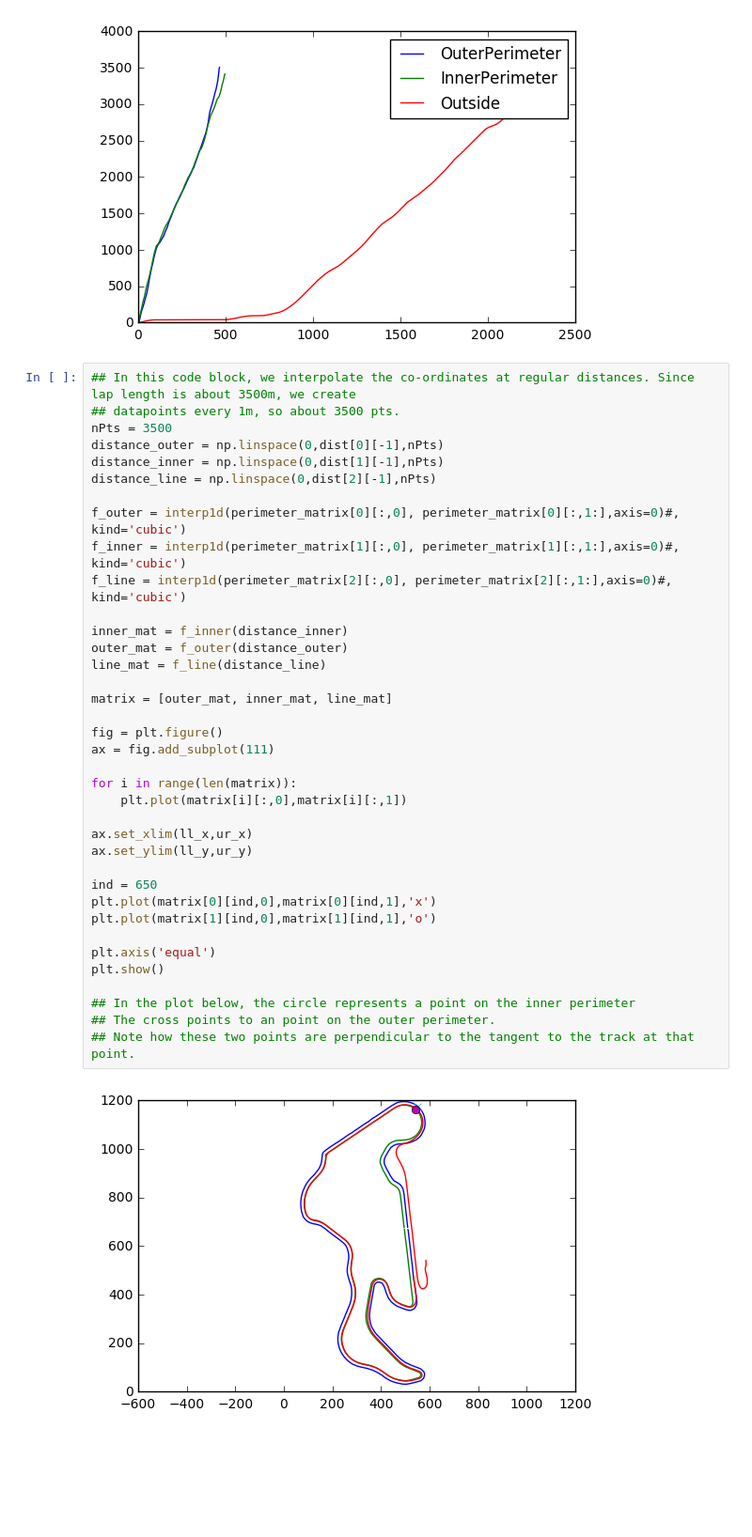
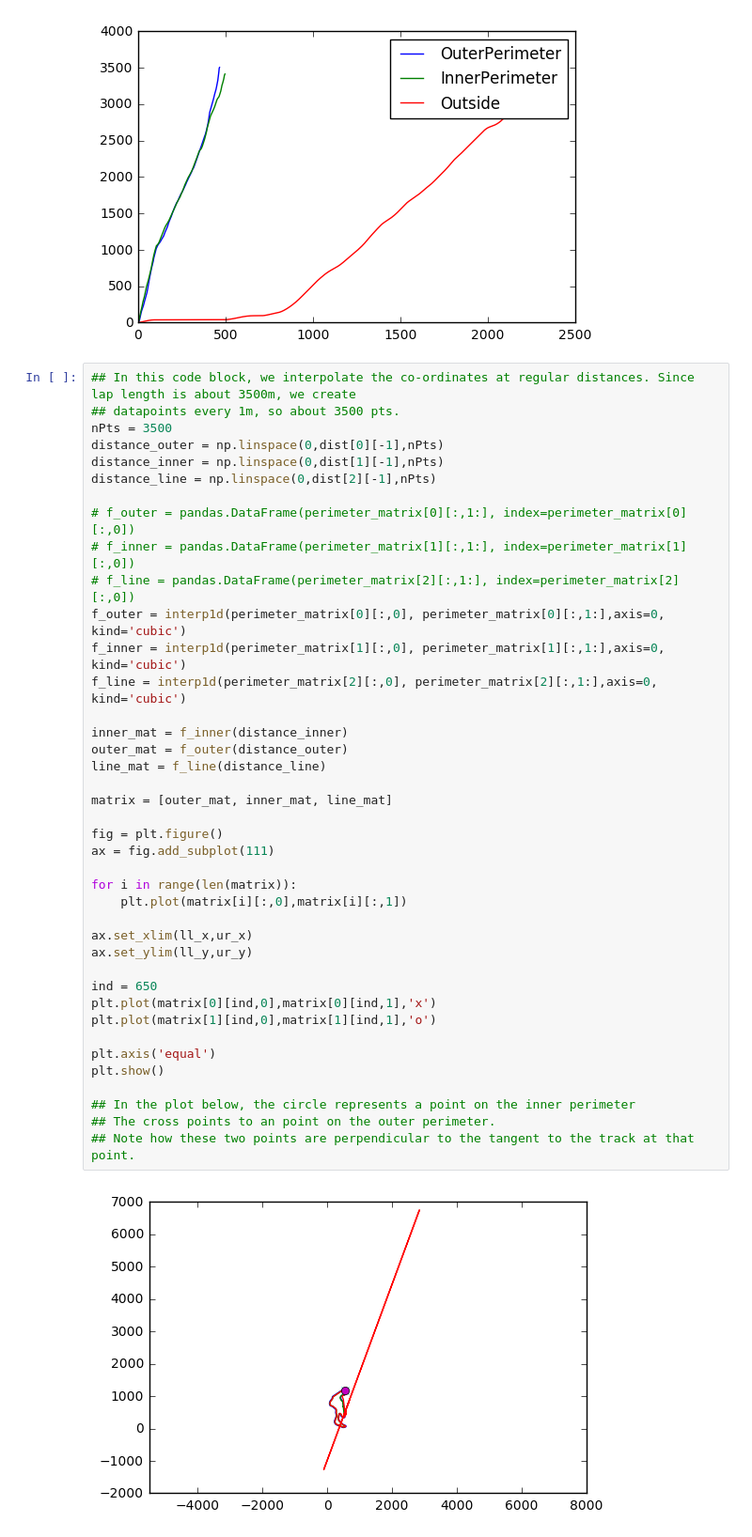
Before and after one commit to teamsoulless/thunderhill, a Jupyter notebook: path_planning/GPS_Track_exact.ipynb, the cells around one changed output. Shown at 94% size. Cells and saved outputs as stored; diff of their text form; blank space fills up the shorter version.

```diff
--- a/path_planning/GPS_Track_exact.ipynb
+++ b/path_planning/GPS_Track_exact.ipynb
@@ -113,37 +114,40 @@ distance_outer = np.linspace(0,dist[0][-1],nPts)
 distance_inner = np.linspace(0,dist[1][-1],nPts)
 distance_line = np.linspace(0,dist[2][-1],nPts)
 
-f_outer = interp1d(perimeter_matrix[0][:,0], perimeter_matrix[0][:,1:],axis=0)#, kind='cubic')
-f_inner = interp1d(perimeter_matrix[1][:,0], perimeter_matrix[1][:,1:],axis=0)#, kind='cubic')
-f_line = interp1d(perimeter_matrix[2][:,0], perimeter_matrix[2][:,1:],axis=0)#, kind='cubic')
+# f_outer = pandas.DataFrame(perimeter_matrix[0][:,1:], index=perimeter_matrix[0][:,0])
+# f_inner = pandas.DataFrame(perimeter_matrix[1][:,1:], index=perimeter_matrix[1][:,0])
+# f_line = pandas.DataFrame(perimeter_matrix[2][:,1:], index=perimeter_matrix[2][:,0])
+f_outer = interp1d(perimeter_matrix[0][:,0], perimeter_matrix[0][:,1:],axis=0, kind='cubic')
+f_inner = interp1d(perimeter_matrix[1][:,0], perimeter_matrix[1][:,1:],axis=0, kind='cubic')
+f_line = interp1d(perimeter_matrix[2][:,0], perimeter_matrix[2][:,1:],axis=0, kind='cubic')
 
 inner_mat = f_inner(distance_inner)
 outer_mat = f_outer(distance_outer)
 line_mat = f_line(distance_line)
 
 matrix = [outer_mat, inner_mat, line_mat]
 
 fig = plt.figure()
 ax = fig.add_subplot(111)
 
 for i in range(len(matrix)):
     plt.plot(matrix[i][:,0],matrix[i][:,1])
 
 ax.set_xlim(ll_x,ur_x)
 ax.set_ylim(ll_y,ur_y)
 
 ind = 650
 plt.plot(matrix[0][ind,0],matrix[0][ind,1],'x')
 plt.plot(matrix[1][ind,0],matrix[1][ind,1],'o')
 
 plt.axis('equal')
 plt.show()
 
 ## In the plot below, the circle represents a point on the inner perimeter
 ## The cross points to an point on the outer perimeter.
 ## Note how these two points are perpendicular to the tangent to the track at that point.
 # %% [output]
-[figure, old version]
+[figure, new version]
 # %%
 ## Now that all points are (almost) equi-distant, we can compute the centerline as the average co-ordinate
 ## of the corresponding inner and outer co-ordinates.
```
Also changed, not shown: parts of 8 cells of this notebook.
